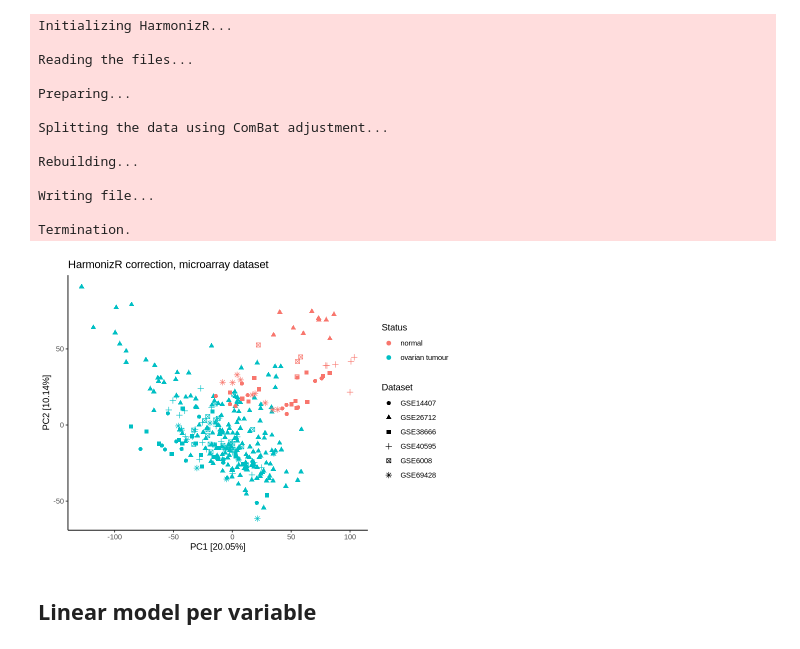
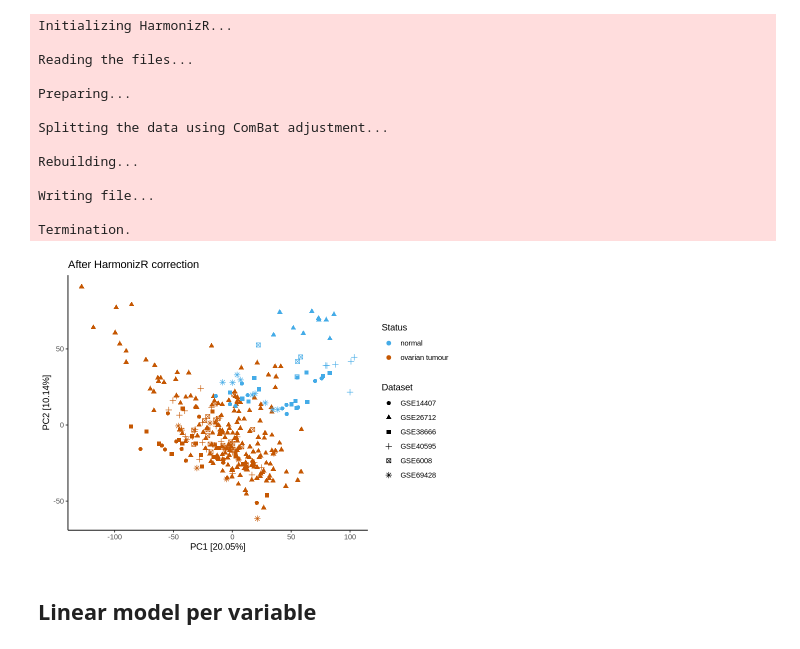
Before and after one commit to Freddsle/fedRBE, a Jupyter notebook: evaluation_data/microarray/04_HarmonizR.ipynb, the cells around one changed output. Drawn from its saved outputs; the diff is of its cells as text; code cells hidden in the pictures.

```diff
--- a/evaluation_data/microarray/04_HarmonizR.ipynb
+++ b/evaluation_data/microarray/04_HarmonizR.ipynb
@@ -155,14 +140,14 @@ Termination.
 # %%
 after_H_pca <- pca_plot(
     na.omit(harmonized), all_metadata,
-    "HarmonizR correction, microarray dataset",
+    "After HarmonizR correction",
     col_col="Status", shape_col="Dataset",
-    quantitative_col_name = 'Sample_geo_ID')
+    quantitative_col_name = 'Sample_geo_ID', cbPalette=c("#44abe7", "#c55702"))
 
 options(repr.plot.width=7, repr.plot.height=5)
 after_H_pca
 # %% [output]
-[figure, old version]
+[figure, new version]
 # %% [markdown]
 ##  Linear model per variable
 # %%
```
Also changed, not shown: parts of 12 cells of this notebook, 4 other files.
